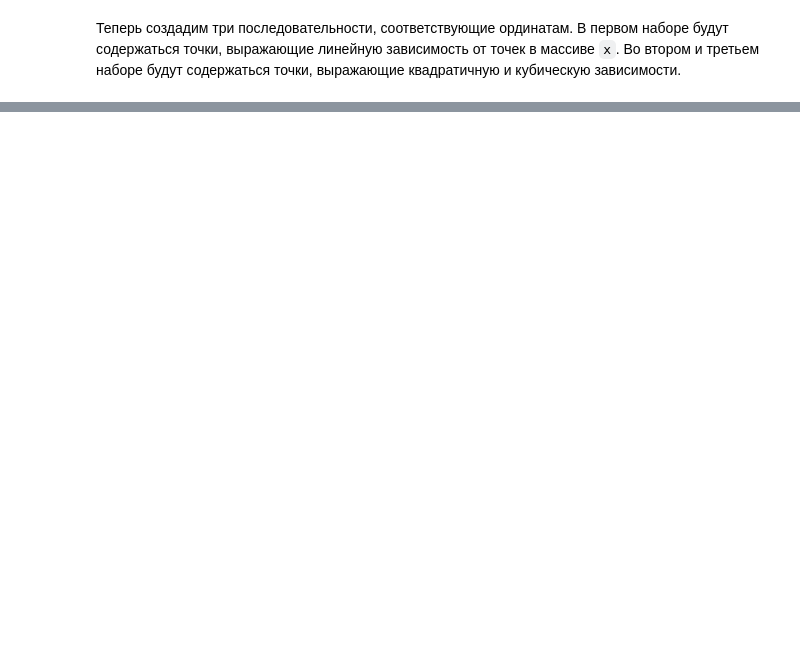
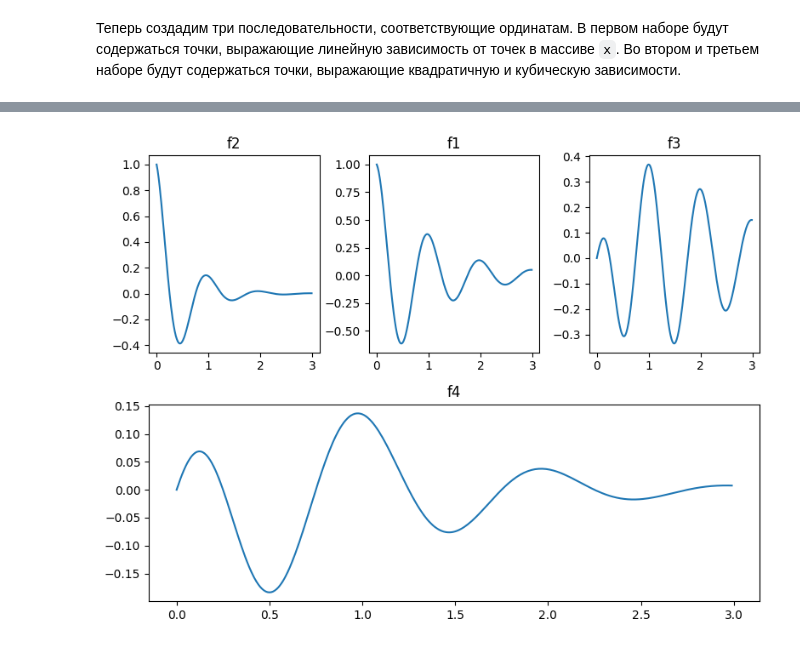
Before and after one commit to ordevoir/Data_Analysis, a Jupyter notebook: matplotlib_example.ipynb, the cells around one changed output, grey strips where cells are left out. Saved outputs shown, nothing was run; the diff lists cells and outputs as text; code cells hidden in the pictures; blank space fills up the shorter version.

```diff
--- a/matplotlib_example.ipynb
+++ b/matplotlib_example.ipynb
@@ -58,0 +176,30 @@ plt.show()
+# %%
+t = np.arange(0.0, 3.0, 0.01)
+
+fig = plt.figure(figsize=(8, 6))
+
+# plt.subplot будет автоматически создавать Axes и добавлять ее
+# к текущей Figure. В данном примере создается один ряд и три
+# колонны. Третий аргумент является индексом и определяет позицию
+ax1 = plt.subplot(2, 3, 2)
+ax1.plot(t, f1(t))
+ax1.set_title('f1')
+
+# этот график будет изображен первым в ряду
+ax2 = plt.subplot(2, 3, 1)
+ax2.plot(t, f2(t))
+ax2.set_title('f2')
+
+# можно добавлять Axes вызывая метод add_subplot объекта Figure
+ax3 = fig.add_subplot(2, 3, 3)
+ax3.plot(t, f3(t))
+ax3.set_title('f3')
+
+ax4 = fig.add_subplot(2, 1, 2)
+ax4.plot(t, f4(t))
+ax4.set_title('f4')
+
+plt.tight_layout()  # раздвигает между собой графики
+plt.show()
+# %% [output]
+[figure, added]
```
Also changed, not shown: parts of 19 cells of this notebook.
